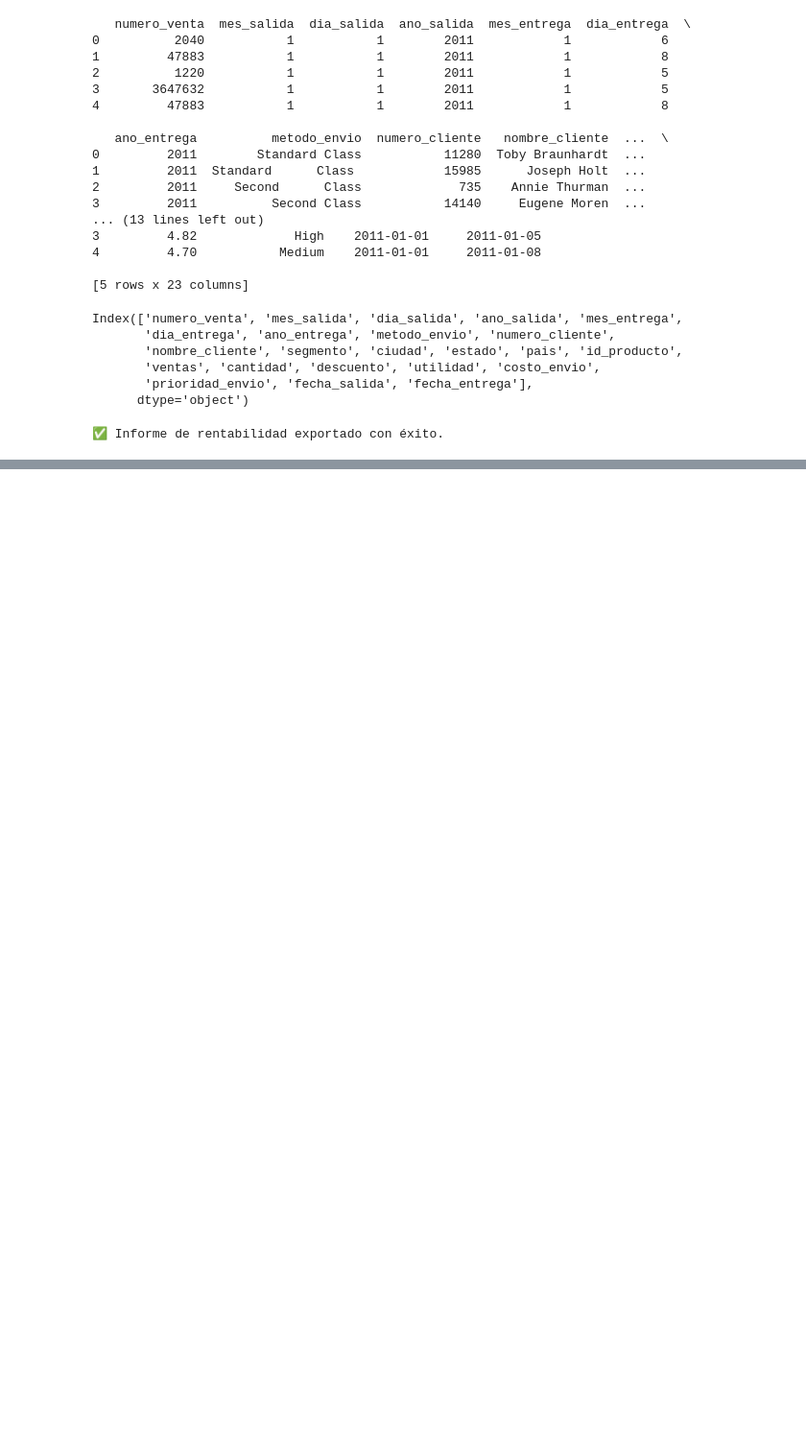
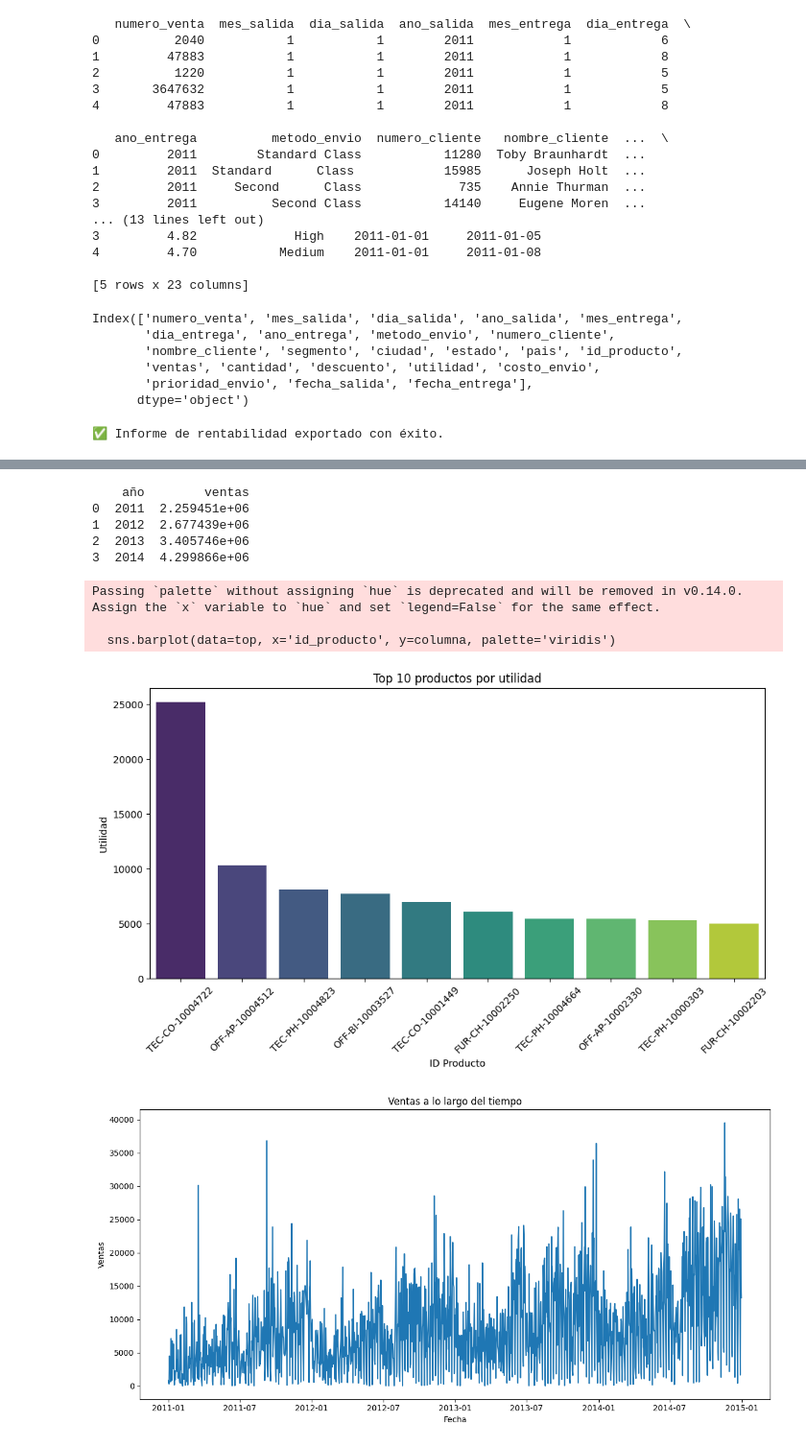
Before and after one commit to ale-caromar/proyecto_consolidacion, a Jupyter notebook: notebooks/analisis.ipynb, the cells around one changed output, grey strips where cells are left out. Shown at 96% size. Drawn from its saved outputs; the diff is of its cells as text; code cells hidden in the pictures; blank space fills up the shorter version.

```diff
--- a/notebooks/analisis.ipynb
+++ b/notebooks/analisis.ipynb
@@ -125 +133,26 @@ print(f"Eficiencia logística: {eficiencia}%")
 Eficiencia logística: 81.84%
+# %%
+df['fecha_salida'] = pd.to_datetime(df['fecha_salida'])  # asegúrate que es datetime
+df['año'] = df['fecha_salida'].dt.year  # extraer el año
+
+ventas_por_año = df.groupby('año')['ventas'].sum().reset_index()
+print(ventas_por_año)
+# %% [output]
+    año        ventas
+0  2011  2.259451e+06
+1  2012  2.677439e+06
+2  2013  3.405746e+06
+3  2014  4.299866e+06
+# %%
+from src.graficos_estadisticos import grafico_barras_rentabilidad, grafico_linea_ventas, boxplot_margen
+
+# Ejemplo de uso:
+grafico_barras_rentabilidad(resumen)
+grafico_linea_ventas(df)
+boxplot_margen(resumen)
+# %% [output]
+Passing `palette` without assigning `hue` is deprecated and will be removed in v0.14.0. Assign the `x` variable to `hue` and set `legend=False` for the same effect.
+
+  sns.barplot(data=top, x='id_producto', y=columna, palette='viridis')
+[figure, added]
+[figure, added]
```
Also changed, not shown: parts of 4 cells of this notebook, 3 other files.
